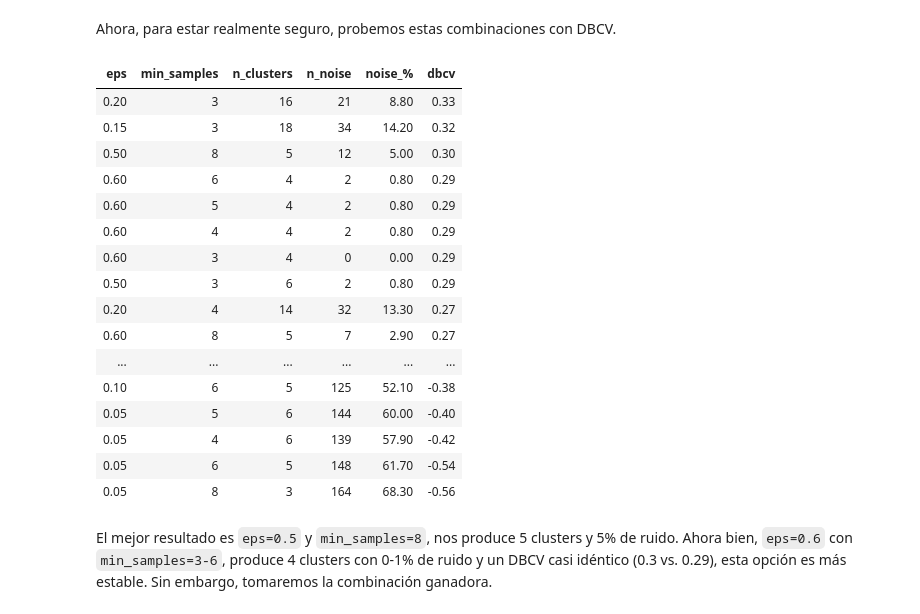
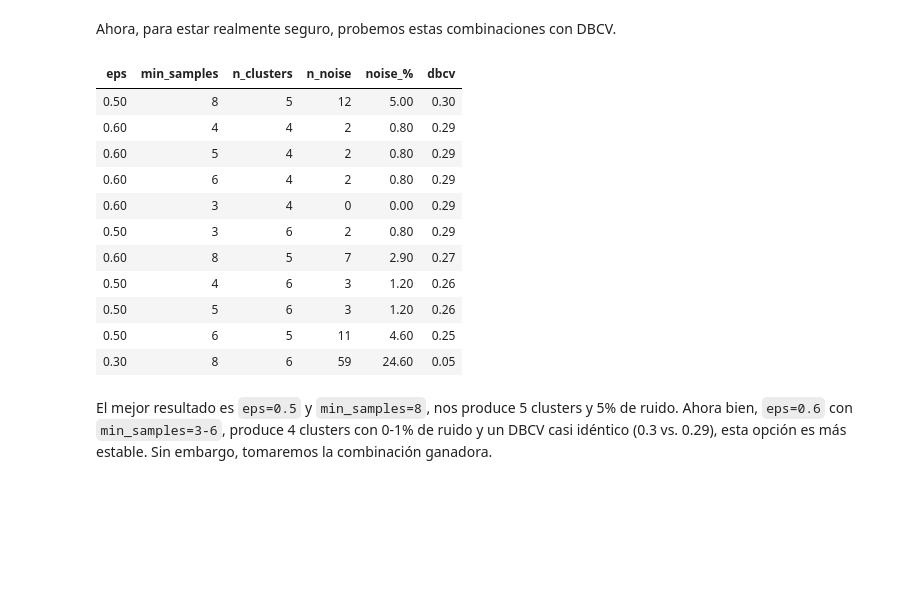
Before and after one commit to mathiasaiva/clustering_practice, a Jupyter notebook: notebooks/clustering.ipynb, the cells around one changed output. Drawn from its saved outputs; the diff is of its cells as text; code cells hidden in the pictures; blank space fills up the shorter version.

```diff
--- a/notebooks/clustering.ipynb
+++ b/notebooks/clustering.ipynb
@@ -685,38 +689,33 @@ show_df(filtered)
 Ahora, para estar realmente seguro, probemos estas combinaciones con DBCV.
 # %%
 dbcv_results = []
-for _, row in results_df.iterrows():
+for _, row in filtered.iterrows():
     labels = DBSCAN(eps=row['eps'], min_samples=int(row['min_samples'])).fit_predict(X_pca)
     score = DBCV(X_pca, labels)
     dbcv_results.append({
         'eps': row['eps'],
         'min_samples': int(row['min_samples']),
         'n_clusters': int(row['n_clusters']),
         'n_noise': int(row['n_noise']),
         'noise_%': row['noise_%'],
         'dbcv': round(score, 4)
     })
 
 dbcv_df = pd.DataFrame(dbcv_results)
 show_df(dbcv_df.sort_values('dbcv', ascending=False).reset_index(drop=True))
 # %% [output]
 | eps | min_samples | n_clusters | n_noise | noise_% | dbcv |
-| 0.20 | 3 | 16 | 21 | 8.80 | 0.33 |
-| 0.15 | 3 | 18 | 34 | 14.20 | 0.32 |
 | 0.50 | 8 | 5 | 12 | 5.00 | 0.30 |
+| 0.60 | 4 | 4 | 2 | 0.80 | 0.29 |
+| 0.60 | 5 | 4 | 2 | 0.80 | 0.29 |
 | 0.60 | 6 | 4 | 2 | 0.80 | 0.29 |
-| 0.60 | 5 | 4 | 2 | 0.80 | 0.29 |
-| 0.60 | 4 | 4 | 2 | 0.80 | 0.29 |
 | 0.60 | 3 | 4 | 0 | 0.00 | 0.29 |
 | 0.50 | 3 | 6 | 2 | 0.80 | 0.29 |
-| 0.20 | 4 | 14 | 32 | 13.30 | 0.27 |
 | 0.60 | 8 | 5 | 7 | 2.90 | 0.27 |
-| ... | ... | ... | ... | ... | ... |
-| 0.10 | 6 | 5 | 125 | 52.10 | -0.38 |
-| 0.05 | 5 | 6 | 144 | 60.00 | -0.40 |
-| 0.05 | 4 | 6 | 139 | 57.90 | -0.42 |
-| 0.05 | 6 | 5 | 148 | 61.70 | -0.54 |
-| 0.05 | 8 | 3 | 164 | 68.30 | -0.56 |
+| 0.50 | 4 | 6 | 3 | 1.20 | 0.26 |
+| 0.50 | 5 | 6 | 3 | 1.20 | 0.26 |
+| 0.50 | 6 | 5 | 11 | 4.60 | 0.25 |
+| 0.30 | 8 | 6 | 59 | 24.60 | 0.05 |
 # %% [markdown]
 El mejor resultado es `eps=0.5` y `min_samples=8`, nos produce 5 clusters y 5% de ruido. Ahora bien, `eps=0.6` con `min_samples=3-6`, produce 4 clusters con 0-1% de ruido y un DBCV casi idéntico (0.3 vs. 0.29), esta opción es más estable. Sin embargo, tomaremos la combinación ganadora.
 # %%
```
Also changed, not shown: parts of 4 cells of this notebook, 3 other files.
